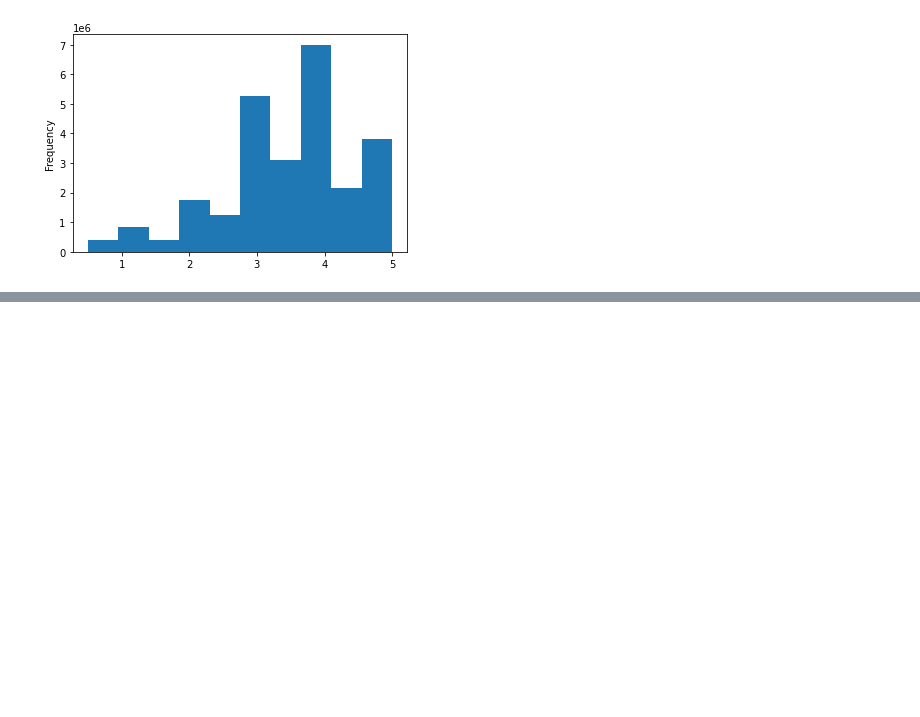
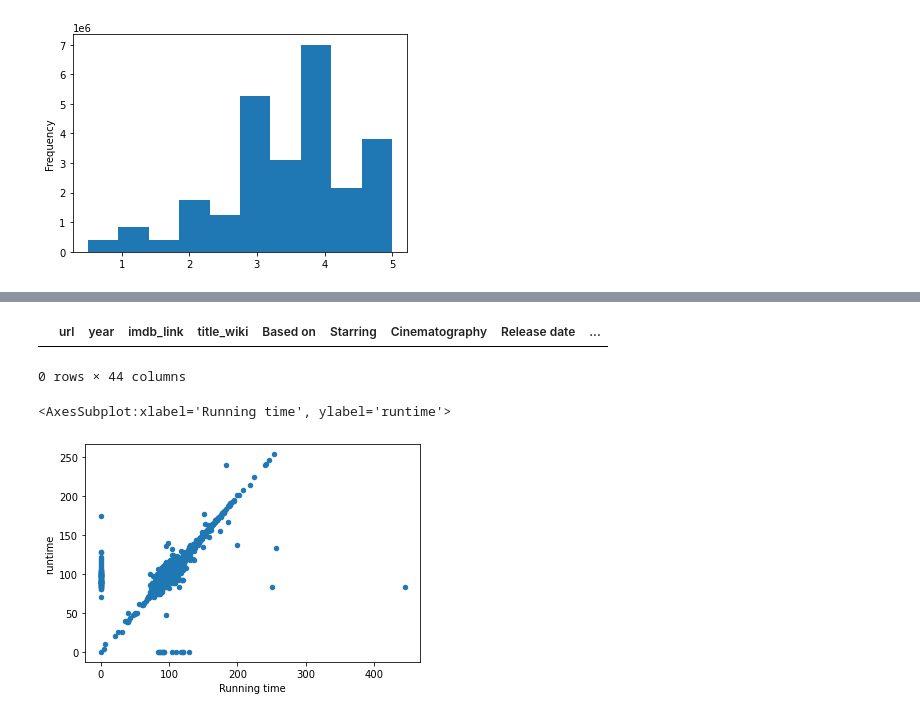
Before and after one commit to csobent/Movies-ETL, a Jupyter notebook: ETL_Practice.ipynb, the cells around one changed output, grey strips where cells are left out. Cells and saved outputs as stored; diff of their text form; code cells hidden in the pictures; blank space fills up the shorter version.

```diff
--- a/ETL_Practice.ipynb
+++ b/ETL_Practice.ipynb
@@ -562,4 +562,4 @@ wiki_movies_df.head(10)
 10 rows × 22 columns
 # %%
-length = wiki_movies_df['Length'].dropna().apply(lambda x: ' '.join(x) if type(x) == list else x)
+running_time = wiki_movies_df['Running time'].dropna().apply(lambda x: ' '.join(x) if type(x) == list else x)
 # %%
@@ -605,7 +605,6 @@ Name: Length, dtype: object
 # %%
-length_extract = length.str.extract(r'(\d+)\s*ho?u?r?s?\s*(\d*)|(\d+)\s*m')
+running_time_extract = running_time.str.extract(r'(\d+)\s*ho?u?r?s?\s*(\d*)|(\d+)\s*m')
 
-length_extract = length_extract.apply(lambda col: pd.to_numeric(col, errors='coerce')).fillna(0)
+running_time_extract = running_time_extract.apply(lambda col: pd.to_numeric(col, errors='coerce')).fillna(0)
 # %%
-wiki_movies_df['Length'] = length_extract.apply(lambda row: row[0]*60 + row[1] if row[2] == 0 else row[2], axis=1)
-wiki_movies_df.drop('Length', axis=1, inplace=True)
+wiki_movies_df['Running time'] = running_time_extract.apply(lambda row: row[0]*60 + row[1] if row[2] == 0 else row[2], axis=1)
@@ -722,3 +723,6 @@ min                     0.50
 max                     5.00
 Name: rating, dtype: float64
 [figure]
+# %%
+movies_df = pd.merge(wiki_movies_df, kaggle_metadata, on='imdb_id', suffixes=['_wiki','_kaggle'])
+movies_df.head()
@@ -724,0 +766,11 @@ Name: rating, dtype: float64
+# %%
+# Show any rows where title_kaggle is empty
+movies_df[(movies_df['title_kaggle'] == '') | (movies_df['title_kaggle'].isnull())]
+# %% [output]
+|  | url | year | imdb_link | title_wiki | Based on | Starring | Cinematography | Release date | ... |
+0 rows × 44 columns
+# %%
+movies_df.fillna(0).plot(x='Running time', y='runtime', kind='scatter')
+# %% [output]
+<AxesSubplot:xlabel='Running time', ylabel='runtime'>
+[figure, added]
```
Also changed, not shown: parts of 31 cells of this notebook.
